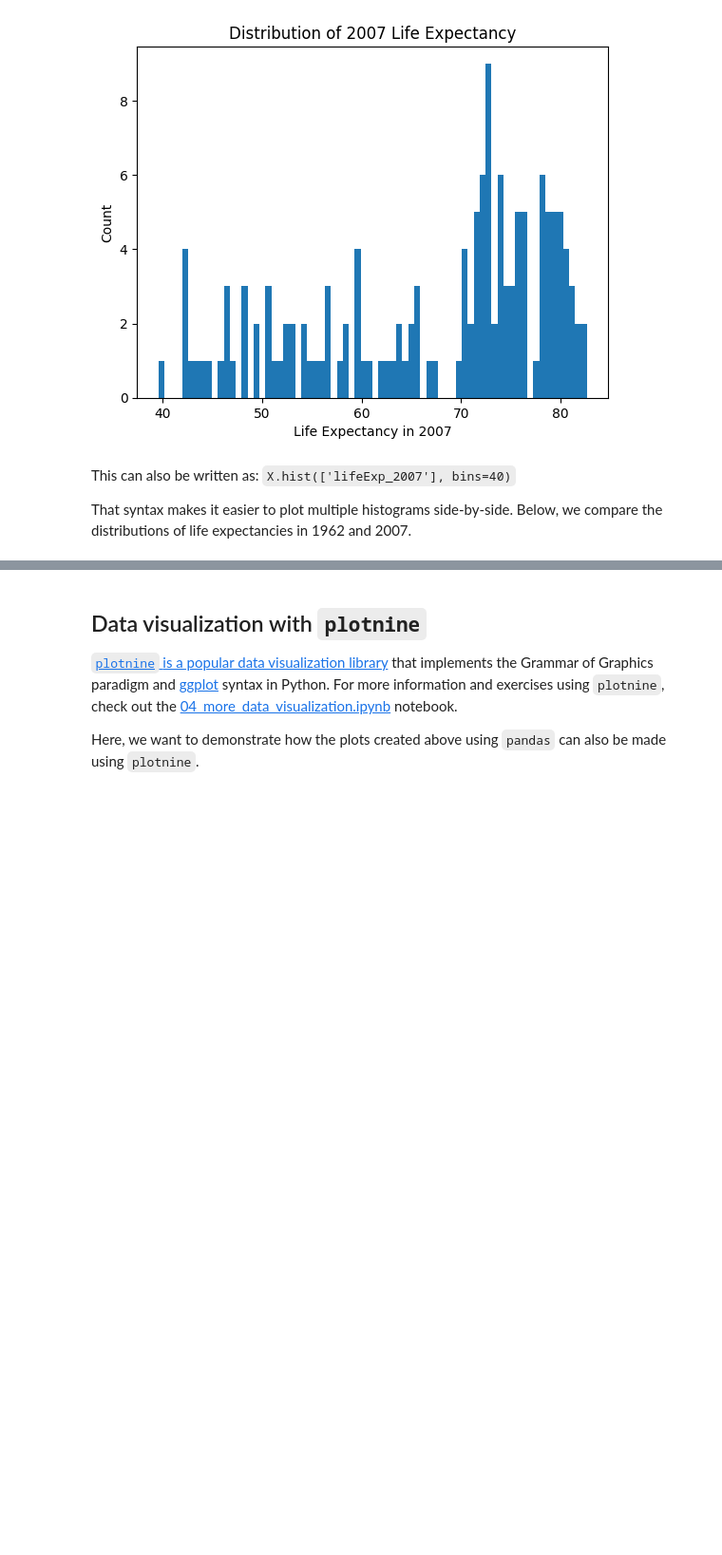
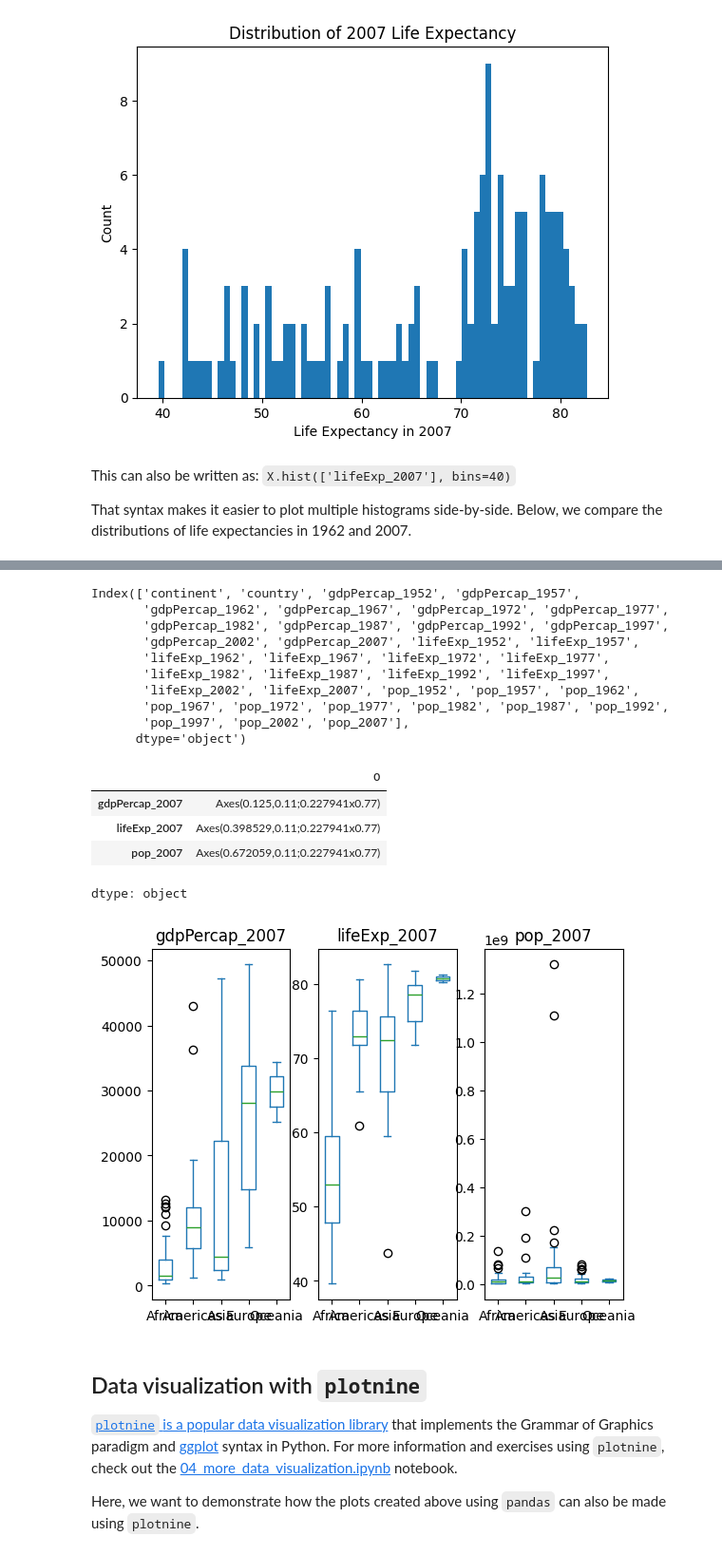
Before and after one commit to doukbun/python-for-ai, a Jupyter notebook: 02_data_analysis_pandas.ipynb, the cells around one changed output, grey strips where cells are left out. Shown at 95% size. Saved outputs shown, nothing was run; the diff lists cells and outputs as text; code cells hidden in the pictures; blank space fills up the shorter version.

```diff
--- a/02_data_analysis_pandas.ipynb
+++ b/02_data_analysis_pandas.ipynb
@@ -774,6 +776,25 @@ X.plot.box(column='lifeExp_2007', by='continent')
 > Practice with the `hist` and `box` functions by exploring different columns in our DateFrame. Experiment with data filtering methods to refine your figures further. **Hint:** We can see all available columns with `print(X.columns)`.
 # %%
 ### Experiment with code!
+print(X.columns)
+X.plot.box(column=['gdpPercap_2007', 'lifeExp_2007', 'pop_2007'],by='continent')
+# %% [output]
+Index(['continent', 'country', 'gdpPercap_1952', 'gdpPercap_1957',
+       'gdpPercap_1962', 'gdpPercap_1967', 'gdpPercap_1972', 'gdpPercap_1977',
+       'gdpPercap_1982', 'gdpPercap_1987', 'gdpPercap_1992', 'gdpPercap_1997',
+       'gdpPercap_2002', 'gdpPercap_2007', 'lifeExp_1952', 'lifeExp_1957',
+       'lifeExp_1962', 'lifeExp_1967', 'lifeExp_1972', 'lifeExp_1977',
+       'lifeExp_1982', 'lifeExp_1987', 'lifeExp_1992', 'lifeExp_1997',
+       'lifeExp_2002', 'lifeExp_2007', 'pop_1952', 'pop_1957', 'pop_1962',
+       'pop_1967', 'pop_1972', 'pop_1977', 'pop_1982', 'pop_1987', 'pop_1992',
+       'pop_1997', 'pop_2002', 'pop_2007'],
+      dtype='object')
+|  | 0 |
+| gdpPercap_2007 | Axes(0.125,0.11;0.227941x0.77) |
+| lifeExp_2007 | Axes(0.398529,0.11;0.227941x0.77) |
+| pop_2007 | Axes(0.672059,0.11;0.227941x0.77) |
+dtype: object
+[figure, added]
 # %% [markdown]
 ## Data visualization with `plotnine`
 
```
Also changed, not shown: parts of 4 cells of this notebook.
